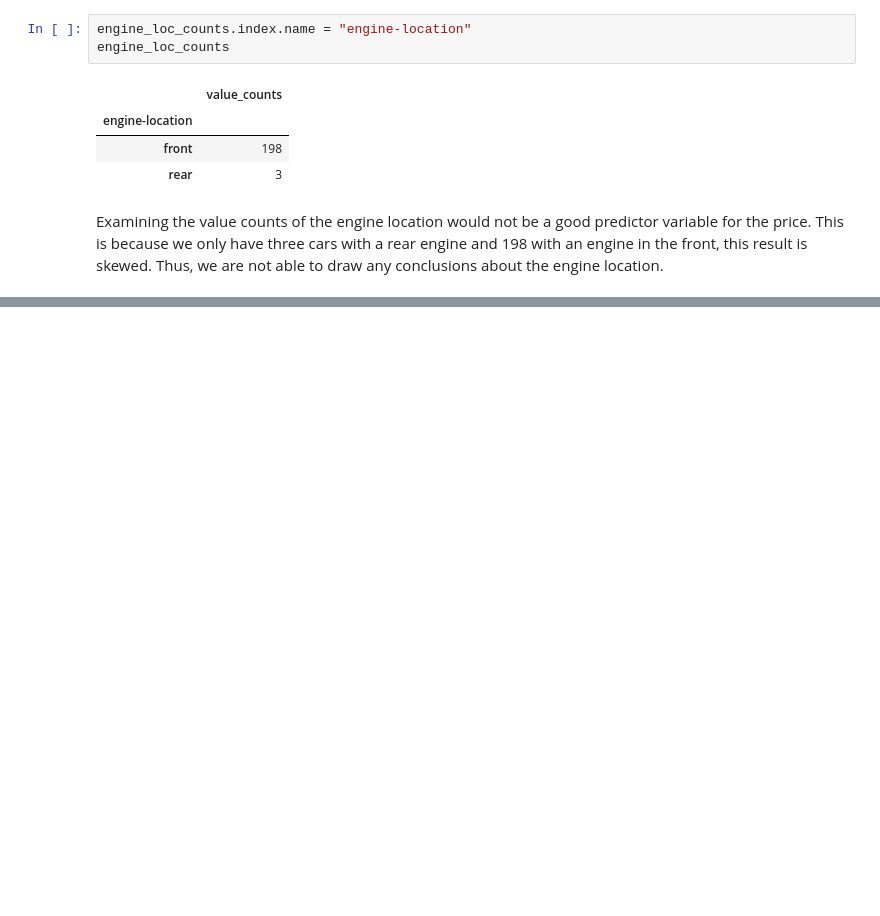
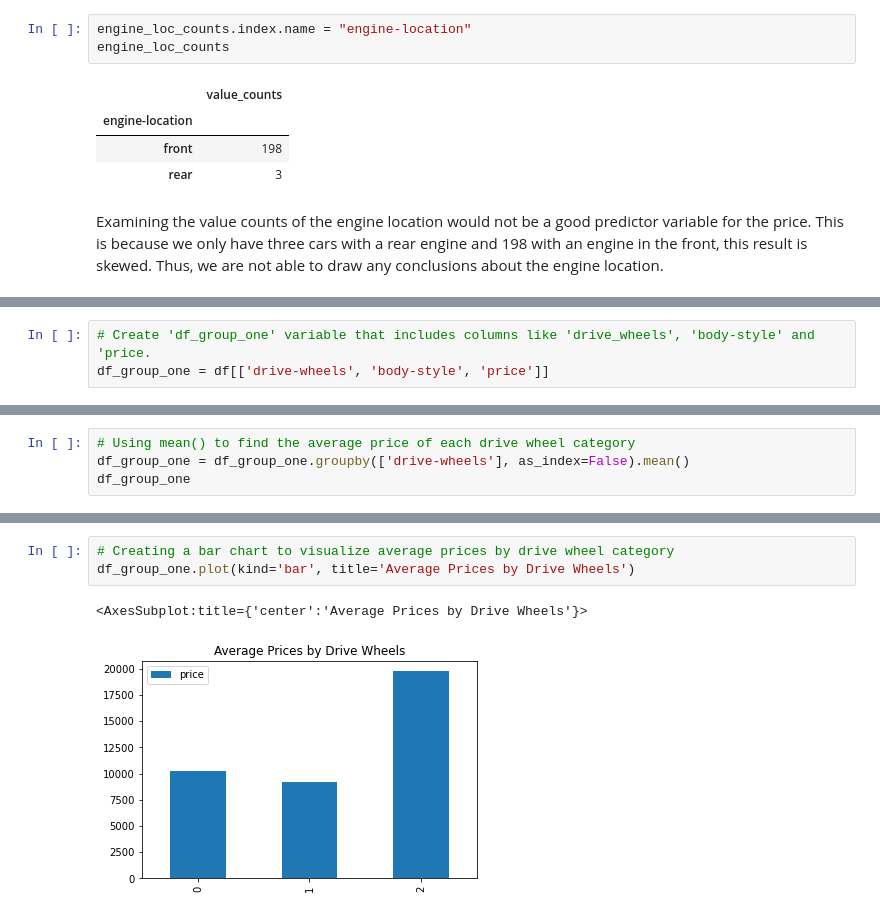
Before and after one commit to Dheerajkulariya/Data-Science-Portfolio-Projects, a Jupyter notebook: Machine-Learning-Projects/ML-Regression-Projects/Automobile-Price-Prediction/Automation Price Prediction.ipynb, the cells around one changed output, grey strips where cells are left out. Cells and saved outputs as stored; diff of their text form; blank space fills up the shorter version.

```diff
--- a/Machine-Learning-Projects/ML-Regression-Projects/Automobile-Price-Prediction/Automation Price Prediction.ipynb
+++ b/Machine-Learning-Projects/ML-Regression-Projects/Automobile-Price-Prediction/Automation Price Prediction.ipynb
@@ -1163,0 +1182,3 @@ Examining the value counts of the engine location would not be a good predictor
+# %%
+# Create 'df_group_one' variable that includes columns like 'drive_wheels', 'body-style' and 'price.
+df_group_one = df[['drive-wheels', 'body-style', 'price']]
@@ -1163,0 +1192,4 @@ Examining the value counts of the engine location would not be a good predictor
+# %%
+# Using mean() to find the average price of each drive wheel category
+df_group_one = df_group_one.groupby(['drive-wheels'], as_index=False).mean()
+df_group_one
@@ -1163,0 +1205,6 @@ Examining the value counts of the engine location would not be a good predictor
+# %%
+# Creating a bar chart to visualize average prices by drive wheel category
+df_group_one.plot(kind='bar', title='Average Prices by Drive Wheels')
+# %% [output]
+<AxesSubplot:title={'center':'Average Prices by Drive Wheels'}>
+[figure, added]
```
Also changed, not shown: parts of 16 cells of this notebook.
